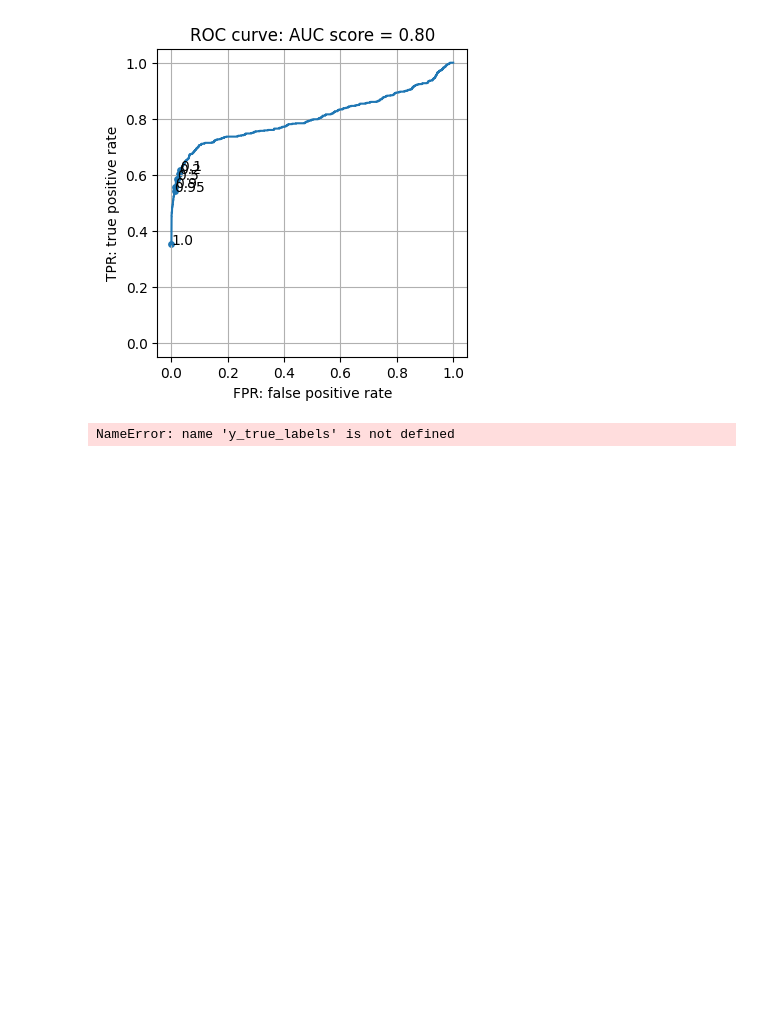
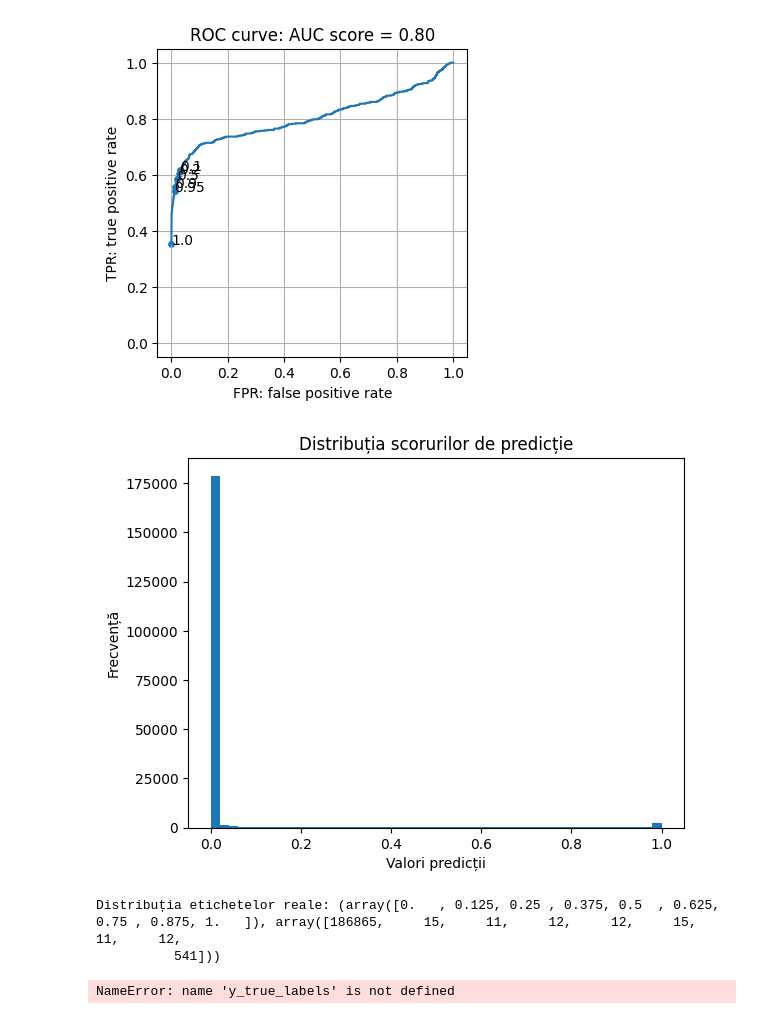
Before and after one commit to DDarriaA/Calculator, a Jupyter notebook: epileptic-seizure-recognition.ipynb, the cells around one changed output. Saved outputs shown, nothing was run; the diff lists cells and outputs as text; code cells hidden in the pictures; blank space fills up the shorter version.

```diff
--- a/epileptic-seizure-recognition.ipynb
+++ b/epileptic-seizure-recognition.ipynb
@@ -1570,6 +1570,20 @@ plt.grid()
 plt.show()
 # %% [output]
 [figure]
+# %%
+import matplotlib.pyplot as plt
+plt.hist(np.concatenate(list_pred), bins=50)
+plt.xlabel('Valori predicții')
+plt.ylabel('Frecvență')
+plt.title('Distribuția scorurilor de predicție')
+plt.show()
+# %% [output]
+[figure, added]
+# %%
+print("Distribuția etichetelor reale:", np.unique(np.concatenate(list_true), return_counts=True))
+# %% [output]
+Distribuția etichetelor reale: (array([0.   , 0.125, 0.25 , 0.375, 0.5  , 0.625, 0.75 , 0.875, 1.   ]), array([186865,     15,     11,     12,     12,     15,     11,     12,
+          541]))
 # %%
 from sklearn.metrics import roc_curve, auc
 
```
